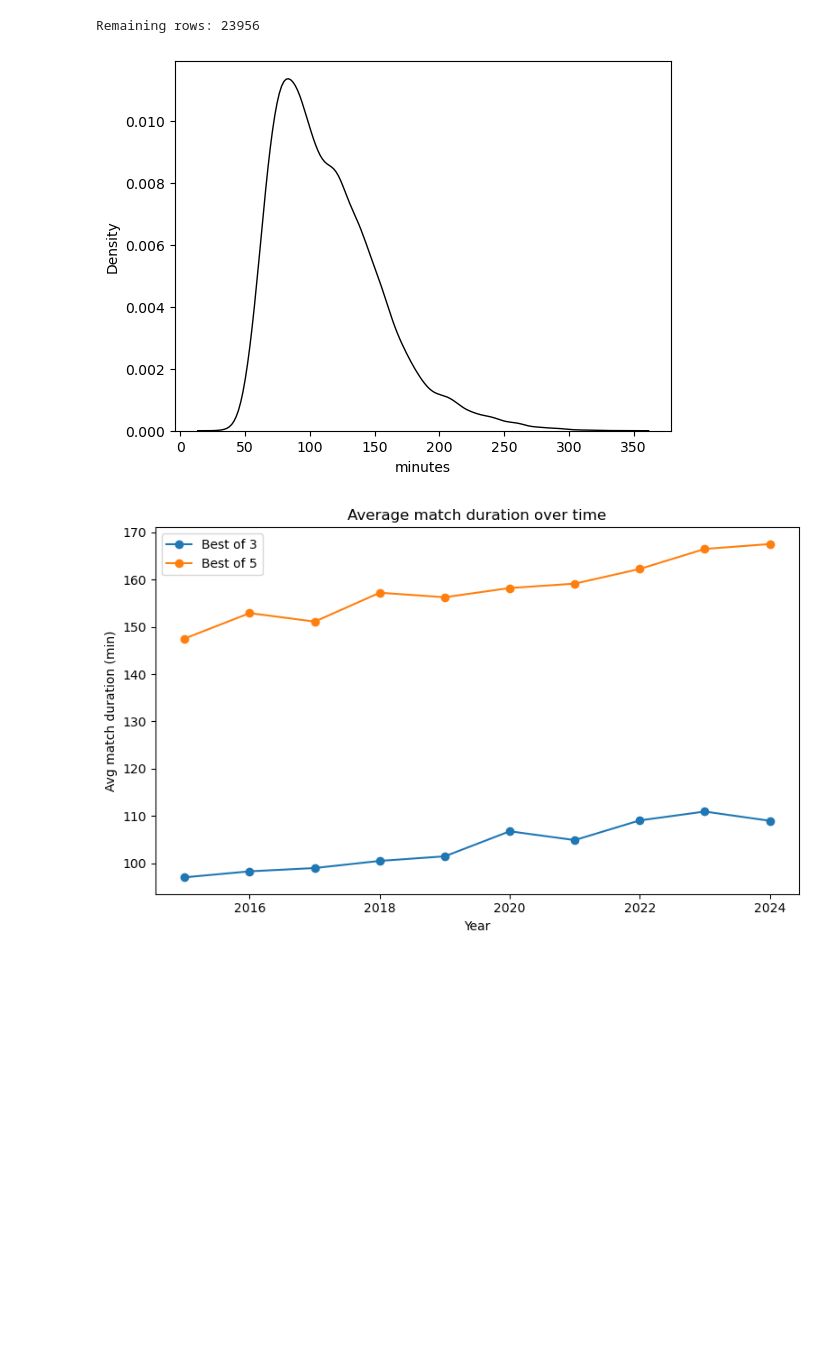
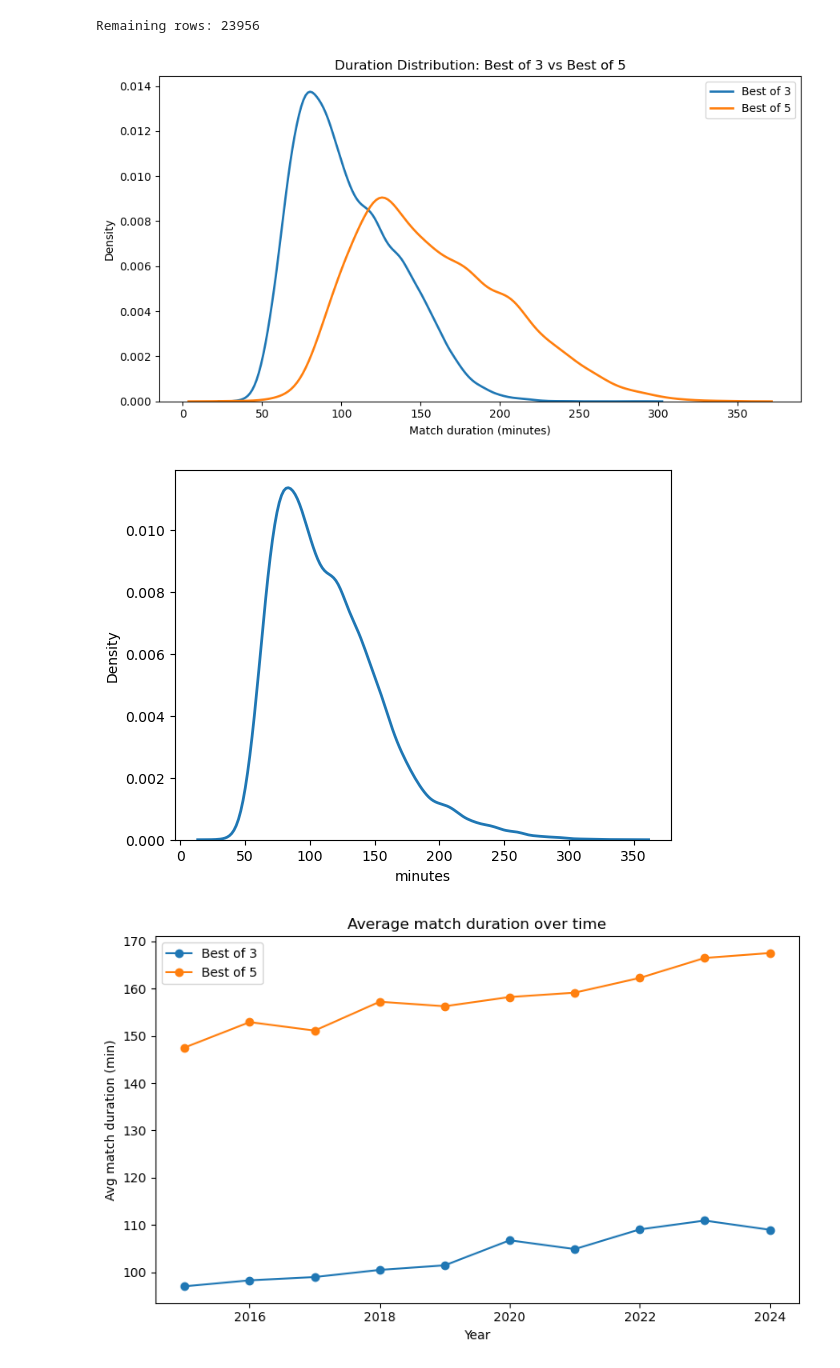
Before and after one commit to valipieri/DSF-projekt-, a Jupyter notebook: DSF/dsf_project_two.ipynb, the cells around one changed output. Saved outputs shown, nothing was run; the diff lists cells and outputs as text; code cells hidden in the pictures; blank space fills up the shorter version.

```diff
--- a/DSF/dsf_project_two.ipynb
+++ b/DSF/dsf_project_two.ipynb
@@ -67,10 +67,39 @@ print("Remaining rows:", len(df))
 # %% [output]
 Remaining rows: 23956
 # %%
-sns.kdeplot(df['minutes'], linewidth=1, color='black')
+# Filter only rows that contain duration + best_of
+df_plot = df[["minutes", "best_of"]].dropna()
+
+plt.figure(figsize=(9, 5))
+
+# Plot Bo3 separately
+if 3 in df_plot["best_of"].unique():
+    sns.kdeplot(
+        df_plot[df_plot["best_of"] == 3]["minutes"],
+        label="Best of 3",
+        linewidth=2
+    )
+
+# Plot Bo5 separately
+if 5 in df_plot["best_of"].unique():
+    sns.kdeplot(
+        df_plot[df_plot["best_of"] == 5]["minutes"],
+        label="Best of 5",
+        linewidth=2
+    )
+
+plt.xlabel("Match duration (minutes)")
+plt.ylabel("Density")
+plt.title("Duration Distribution: Best of 3 vs Best of 5")
+plt.legend()
+plt.tight_layout()
 plt.show()
+
+sns.kdeplot(df['minutes'], linewidth=2)
+plt.show()
 # %% [output]
-[figure, old version]
+[figure, new version]
+[figure, added]
 # %%
 if "year" in df.columns and "best_of" in df.columns:
     trend = df.groupby(["year", "best_of"])[target_col].mean().reset_index()
```
